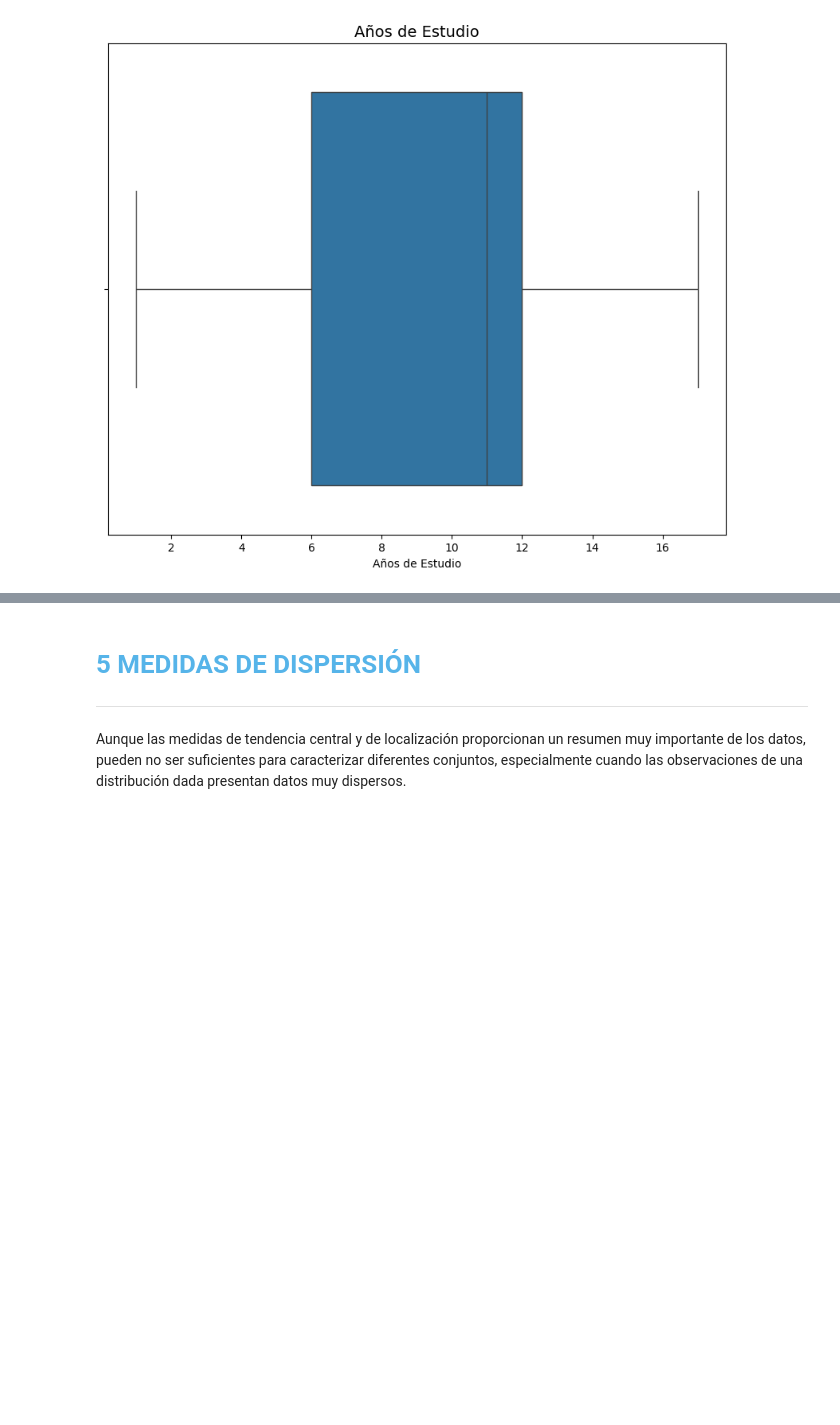
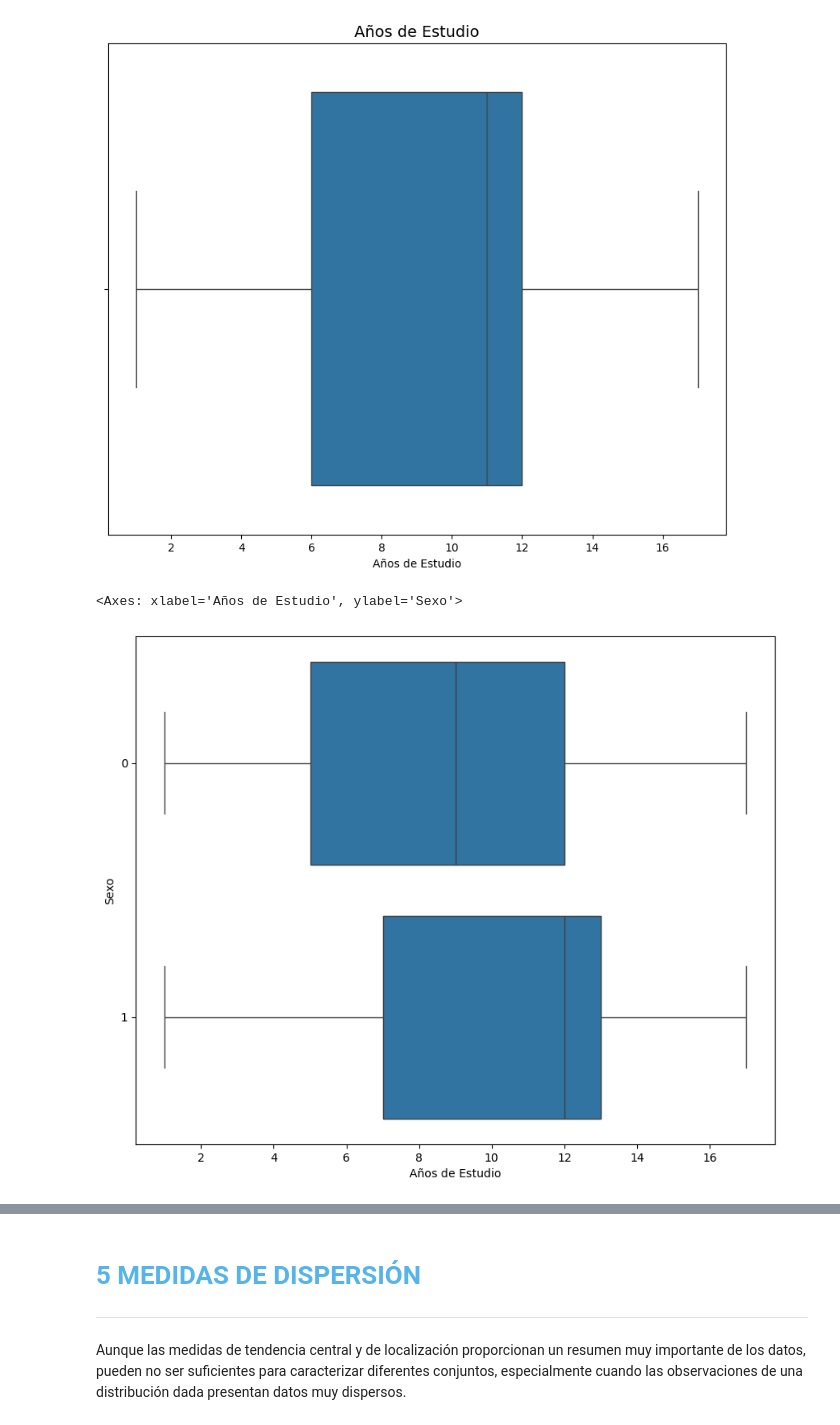
Before and after one commit to Eve113/Curso_de_Estadistica_con_Python_1, a Jupyter notebook: Curso_de_Estadística_con_Python_1.ipynb, the cells around one changed output, grey strips where cells are left out. Cells and saved outputs as stored; diff of their text form; code cells hidden in the pictures; blank space fills up the shorter version.

```diff
--- a/Curso_de_Estadística_con_Python_1.ipynb
+++ b/Curso_de_Estadística_con_Python_1.ipynb
@@ -1032,6 +1032,13 @@ ax7
 # %% [output]
 <Axes: title={'center': 'Años de Estudio'}, xlabel='Años de Estudio'>
 [figure]
+# %%
+ax8 = sns.boxplot(x = 'Años de Estudio', y = 'Sexo', data = datos, orient='h')
+ax8.figure.set_size_inches(10,8)
+ax8
+# %% [output]
+<Axes: xlabel='Años de Estudio', ylabel='Sexo'>
+[figure, added]
 # %% [markdown]
 <img src='https://caelum-online-public.s3.amazonaws.com/ESP-1752-estadistica-con-python-parte1/img006.png' width='80%'>
 # %% [markdown]
```
